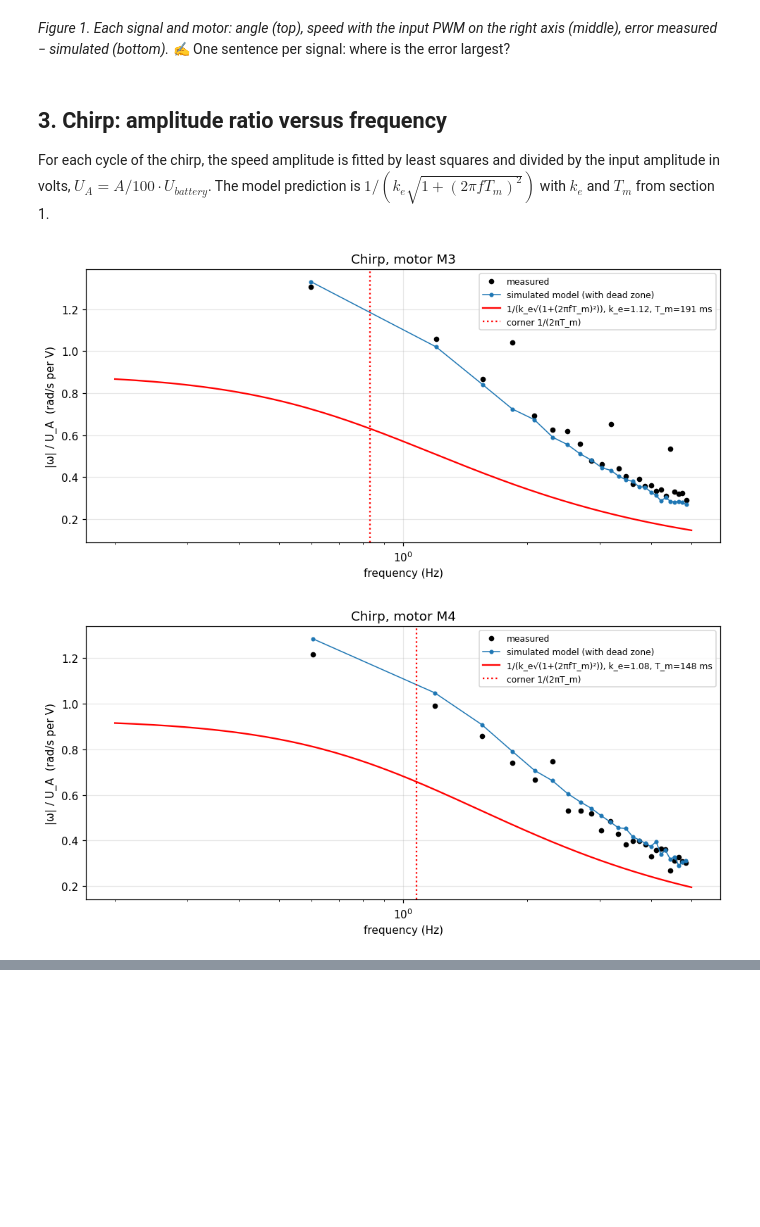
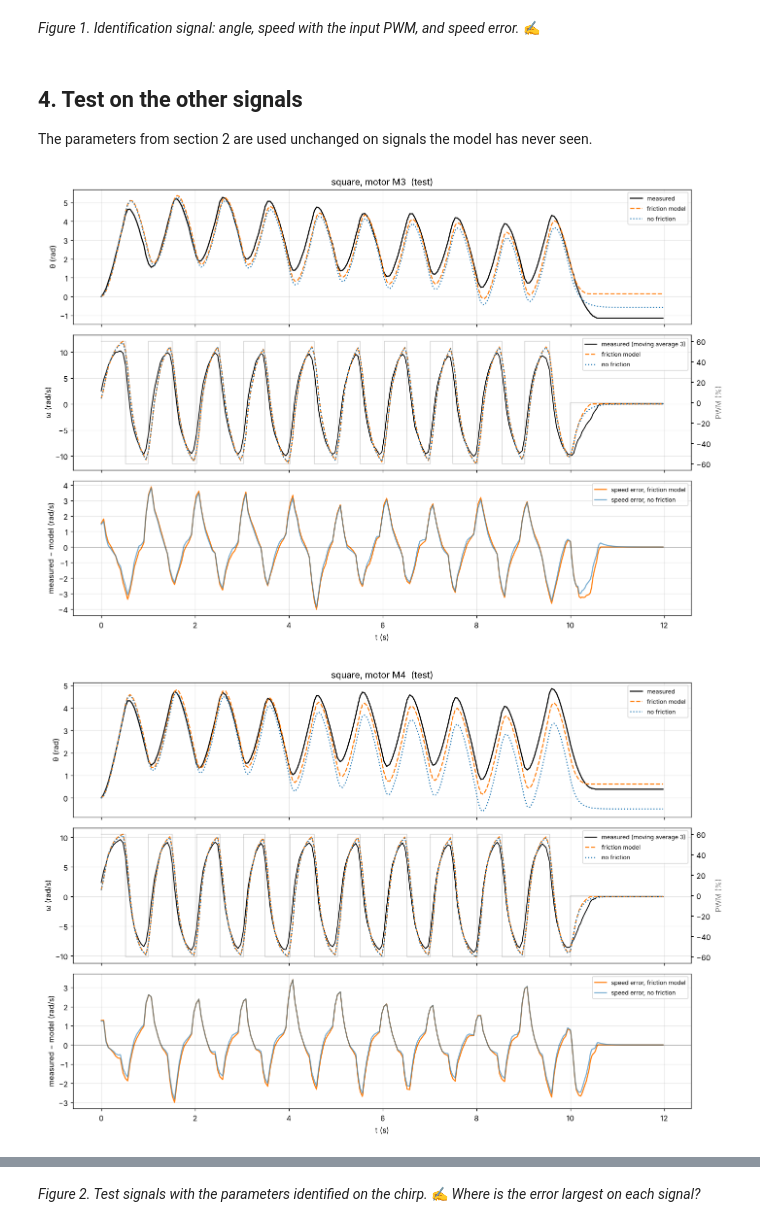
Before and after one commit to charosmuxammadiyeva/Robotics_fall, a Jupyter notebook: Assignment_1/bonus/robotics_lab5_70_bonus.ipynb, the cells around one changed output, grey strips where cells are left out. Cells and saved outputs as stored; diff of their text form; code cells hidden in the pictures; blank space fills up the shorter version.

```diff
--- a/Assignment_1/bonus/robotics_lab5_70_bonus.ipynb
+++ b/Assignment_1/bonus/robotics_lab5_70_bonus.ipynb
@@ -421,45 +267,13 @@ if not runs:
+# %% [markdown]
+*Figure 1. Identification signal: angle, speed with the input PWM, and speed error.* ✍️
 # %% [markdown]
-*Figure 1. Each signal and motor: angle (top), speed with the input PWM on the right axis (middle), error measured − simulated (bottom).* ✍️ One sentence per signal: where is the error largest?
+## 4. Test on the other signals
+The parameters from section 2 are used unchanged on signals the model has never seen.
-# %% [markdown]
-
-## 3. Chirp: amplitude ratio versus frequency
-For each cycle of the chirp, the speed amplitude is fitted by least squares and divided by the input amplitude in volts, $U_A = A/100\cdot U_{battery}$. The model prediction is $1/(k_e\sqrt{1+(2\pi f T_m)^2})$ with $k_e$ and $T_m$ from section 1.
-# %%
-
-def chirp_gain(t, w, p):
-    A, f0, f1, T = p['A'], p['f0'], p['f1'], p['T']
-    sel_t = t <= T
-    phase = 2 * np.pi * (f0 * t + (f1 - f0) * t ** 2 / (2 * T))
-    cycle = np.floor(phase / (2 * np.pi)).astype(int)
-    out = []
-    for k in range(cycle[sel_t].max()):
-        sel = sel_t & (cycle == k)
-        if sel.sum() < 6:
-            continue
-        X = np.column_stack([np.ones(sel.sum()), np.sin(phase[sel]), np.cos(phase[sel])])
-        c, *_ = np.linalg.lstsq(X, w[sel], rcond=None)
-        out.append((f0 + (f1 - f0) * t[sel].mean() / T, np.hypot(c[1], c[2])))
-    return np.array(out)
-
-p = SIGNALS['chirp']
-for m in MOTORS:
-    if ('chirp', m) not in runs:
-        continue
-    r = runs[('chirp', m)]
-    U_A = p['A'] / 100 * U_batt[m]
-    ke = np.mean([P[m][k]['k_e'] for k in P[m]])
-    Tm = np.mean([P[m][k]['T_m'] for k in P[m]])
-    g = chirp_gain(r['t'], r['w_raw'], p)
-    gs = chirp_gain(r['t'], np.gradient(r['sim']['with dead zone'][0], r['t']), p)
-    f = np.linspace(p['f0'], p['f1'], 200)
-    fig, ax = plt.subplots(figsize=(9, 4.5))
-    ax.plot(g[:, 0], g[:, 1] / U_A, 'ko', ms=4, label='measured')
-    ax.plot(gs[:, 0], gs[:, 1] / U_A, 'o-', ms=3, lw=1, label='simulated model (with dead zone)')
-    ax.plot(f, 1 / (ke * np.sqrt(1 + (2 * np.pi * f * Tm) ** 2)), 'r-',
-            label=f'1/(k_e√(1+(2πfT_m)²)), k_e={ke:.2f}, T_m={Tm*1000:.0f} ms')
-    ax.axvline(1 / (2 * np.pi * Tm), color='r', ls=':', label='corner 1/(2πT_m)')
-    ax.set(xscale='log', xlabel='frequency (Hz)', ylabel='|ω| / U_A  (rad/s per V)', title=f'Chirp, motor {m}')
-    ax.legend(fontsize=8); plt.tight_layout(); plt.show()
-# %% [output]
-[figure, removed]
-[figure, removed]
+# %%
+for name in TESTS:
+    for m in MOTORS:
+        if (name, m) in runs:
+            plot_run(name, m, '  (test)')
+# %% [output]
+[figure, added]
+[figure, added]
@@ -466 +284,3 @@ for m in MOTORS:
+# %% [markdown]
+*Figure 2. Test signals with the parameters identified on the chirp.* ✍️ *Where is the error largest on each signal?*
 # %% [markdown]
```
Also changed, not shown: parts of 20 cells of this notebook.
